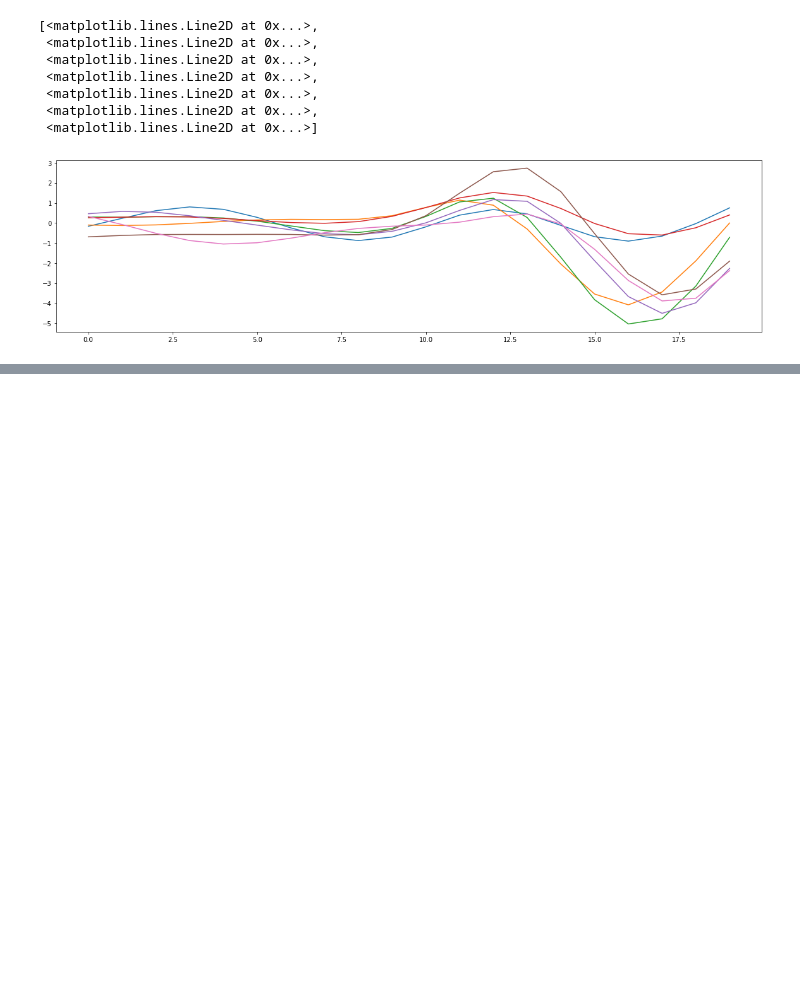
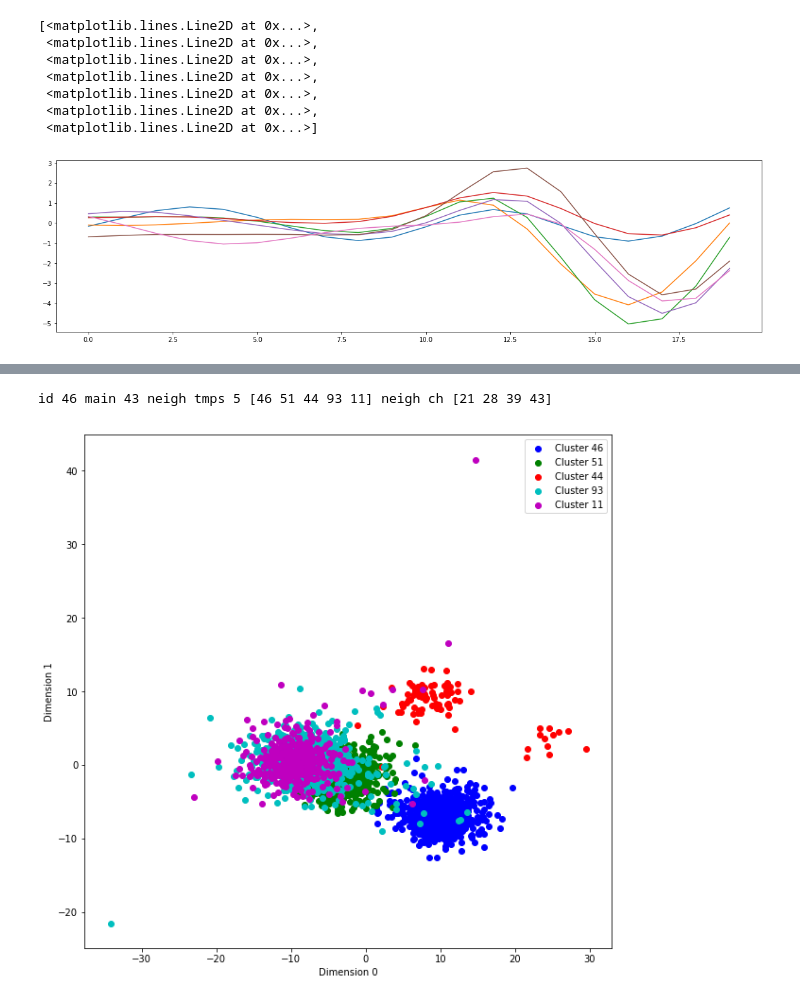
Before and after one commit to edublancas/neural-clustering, a Jupyter notebook: notebooks/lda_plots.ipynb, the cells around one changed output, grey strips where cells are left out. Saved outputs shown, nothing was run; the diff lists cells and outputs as text; code cells hidden in the pictures; blank space fills up the shorter version.

```diff
--- a/notebooks/lda_plots.ipynb
+++ b/notebooks/lda_plots.ipynb
@@ -468,3 +545,6 @@ def plot_cluster(rec, proj, spt_clean, id_clean, templates, cluster_id,
 # %%
-plot_cluster(rec, proj, spt_clean, id_clean, templates, cluster_id,
+plot_cluster(rec, proj, spt_clean, id_clean, templates, 46,
              n_cluster_plot, neighbor, plot_length, plot_width, cols, plot_name1, plot_name2, plot_wf, plot_score)
+# %% [output]
+id 46 main 43 neigh tmps 5 [46 51 44 93 11] neigh ch [21 28 39 43]
+[figure, added]
```
Also changed, not shown: parts of 31 cells of this notebook.
